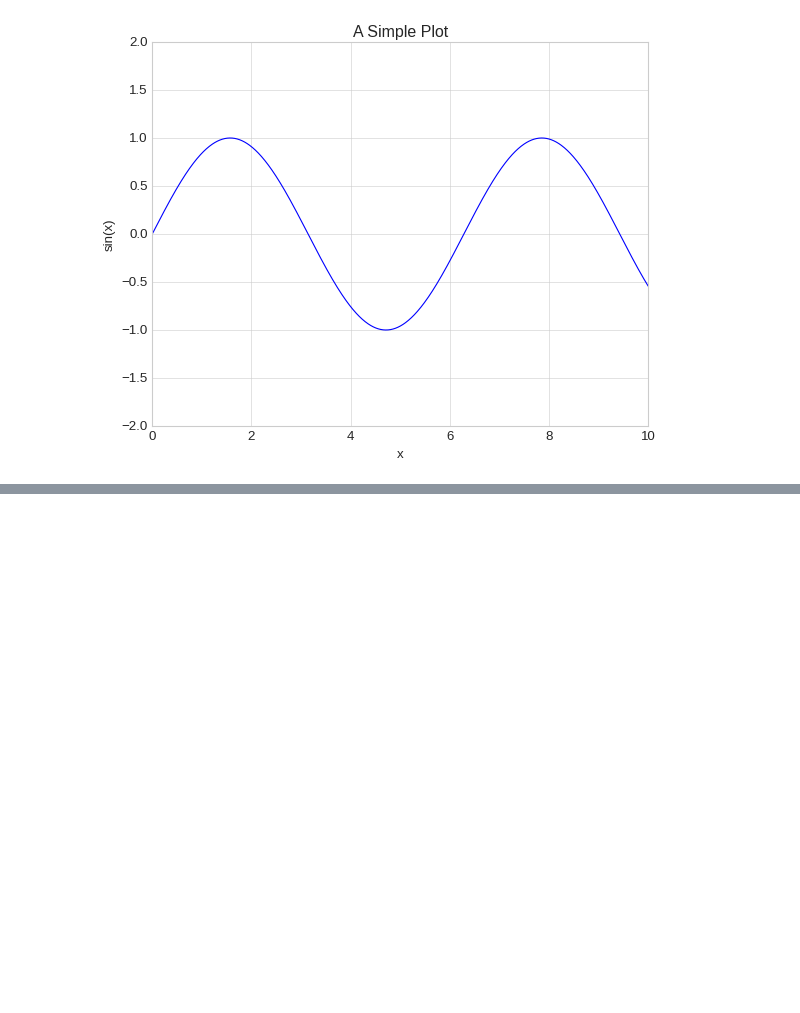
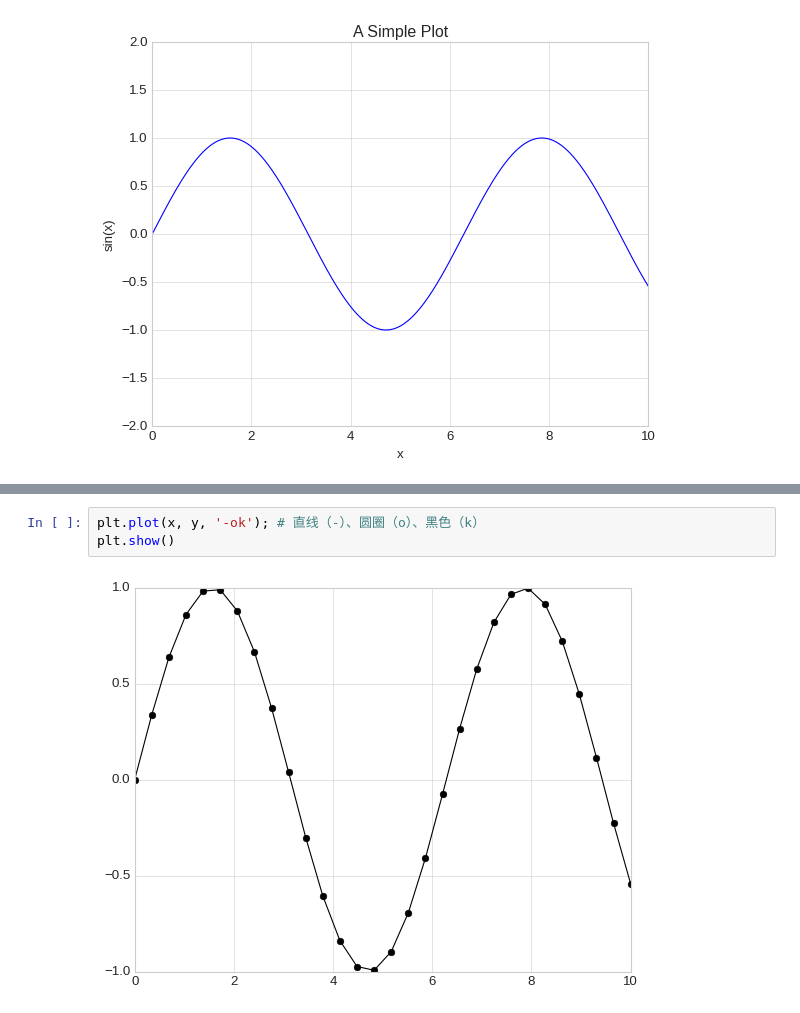
Before and after one commit to hexu1985/python-data-science-examples, a Jupyter notebook: Python.Data.Science.Handbook/code/chapter-04/chapter04.ipynb, the cells around one changed output, grey strips where cells are left out. Drawn from its saved outputs; the diff is of its cells as text; blank space fills up the shorter version.

```diff
--- a/Python.Data.Science.Handbook/code/chapter-04/chapter04.ipynb
+++ b/Python.Data.Science.Handbook/code/chapter-04/chapter04.ipynb
@@ -223,0 +245,5 @@ plt.show()
+# %%
+plt.plot(x, y, '-ok'); # 直线（-）、圆圈（o）、黑色（k）
+plt.show()
+# %% [output]
+[figure, added]
```
Also changed, not shown: parts of 26 cells of this notebook.
